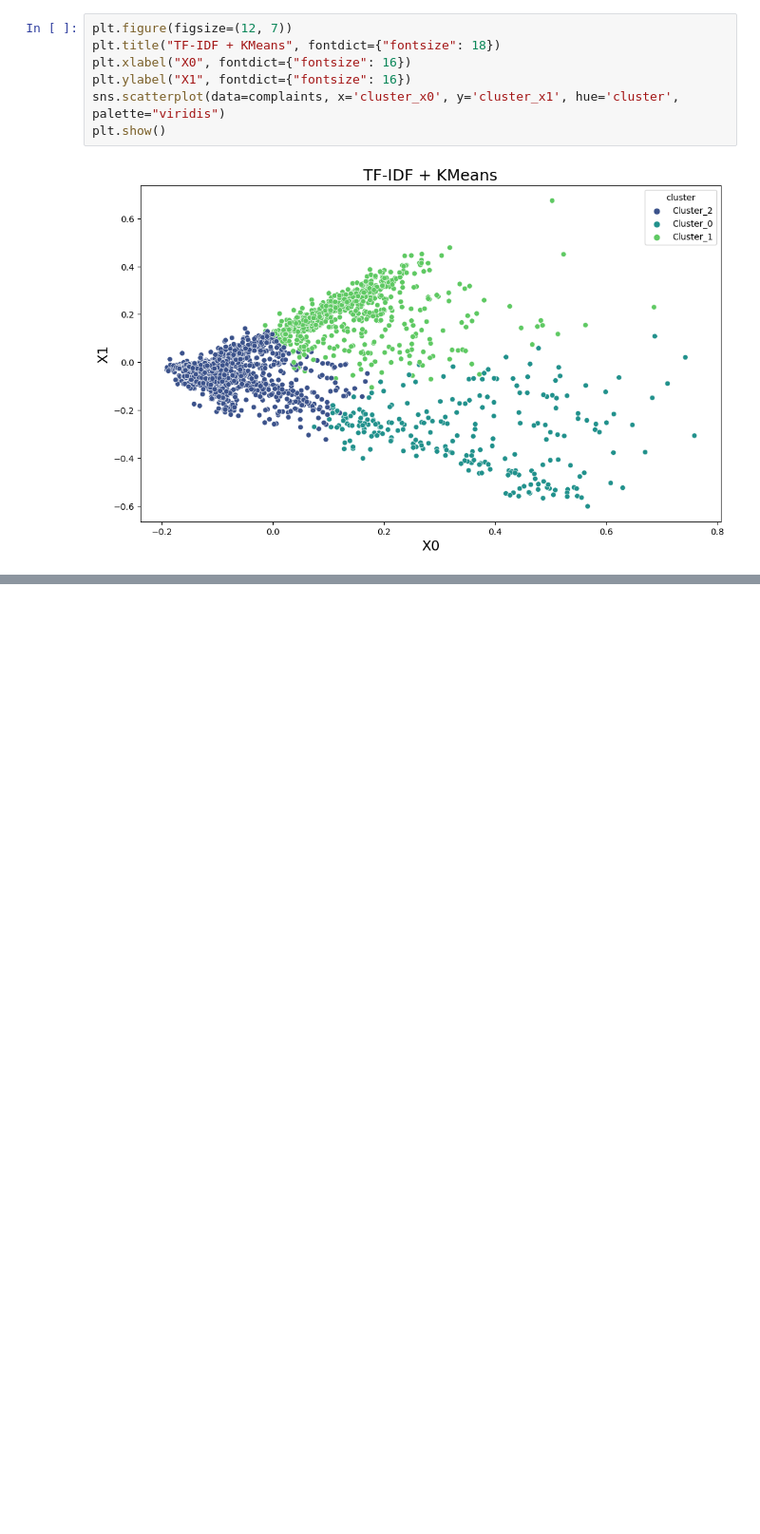
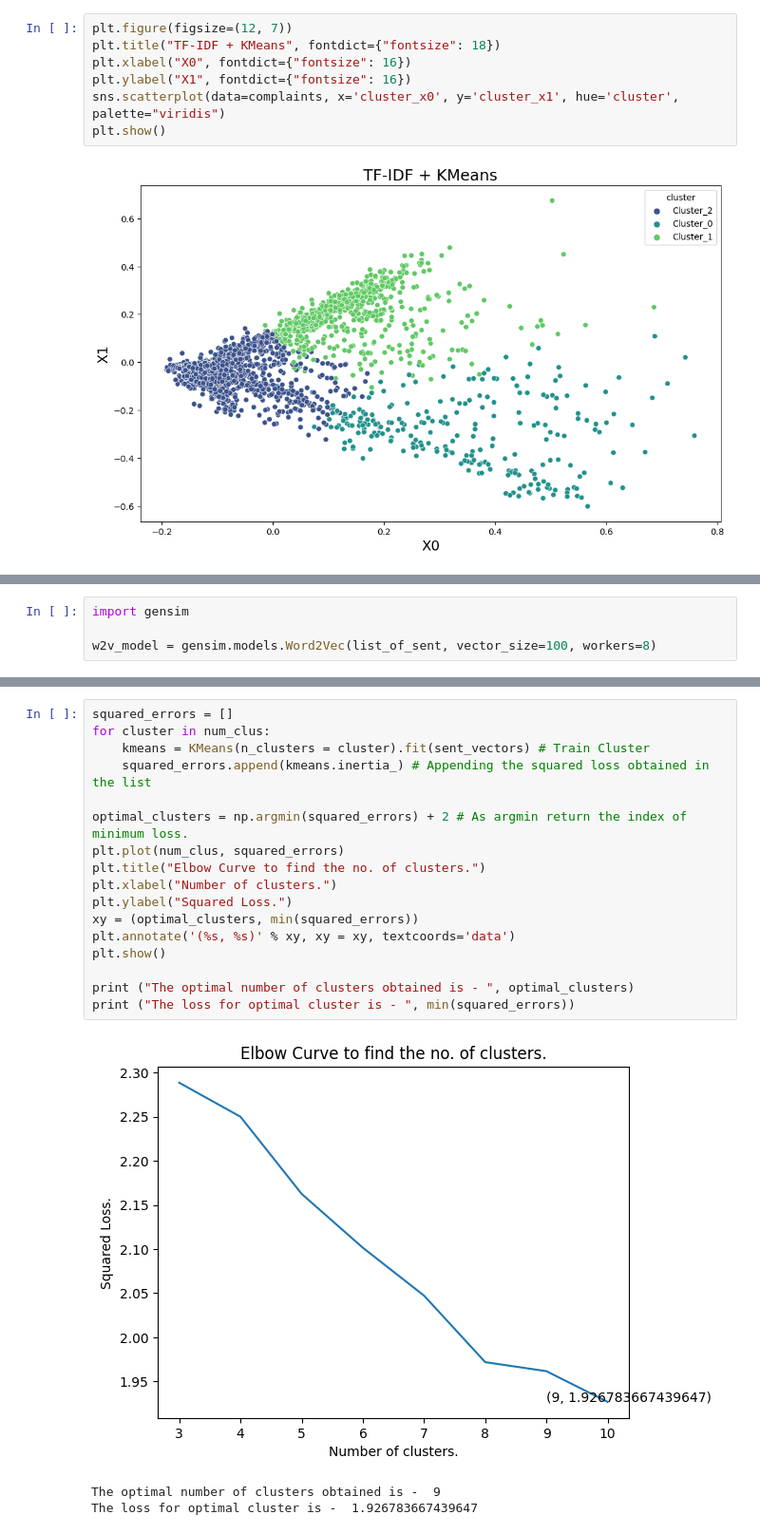
Before and after one commit to ret7020/MoscowMastersWorkflow, a Jupyter notebook: ComplaintWork/CD.ipynb, the cells around one changed output, grey strips where cells are left out. Shown at 95% size. Cells and saved outputs as stored; diff of their text form; blank space fills up the shorter version.

```diff
--- a/ComplaintWork/CD.ipynb
+++ b/ComplaintWork/CD.ipynb
@@ -504,0 +582,4 @@ plt.show()
+# %%
+import gensim
+
+w2v_model = gensim.models.Word2Vec(list_of_sent, vector_size=100, workers=8)
@@ -504,0 +613,21 @@ plt.show()
+# %%
+squared_errors = []
+for cluster in num_clus:
+    kmeans = KMeans(n_clusters = cluster).fit(sent_vectors) # Train Cluster
+    squared_errors.append(kmeans.inertia_) # Appending the squared loss obtained in the list
+
+optimal_clusters = np.argmin(squared_errors) + 2 # As argmin return the index of minimum loss.
+plt.plot(num_clus, squared_errors)
+plt.title("Elbow Curve to find the no. of clusters.")
+plt.xlabel("Number of clusters.")
+plt.ylabel("Squared Loss.")
+xy = (optimal_clusters, min(squared_errors))
+plt.annotate('(%s, %s)' % xy, xy = xy, textcoords='data')
+plt.show()
+
+print ("The optimal number of clusters obtained is - ", optimal_clusters)
+print ("The loss for optimal cluster is - ", min(squared_errors))
+# %% [output]
+[figure, added]
+The optimal number of clusters obtained is -  9
+The loss for optimal cluster is -  1.926783667439647
```
Also changed, not shown: parts of 25 cells of this notebook.
